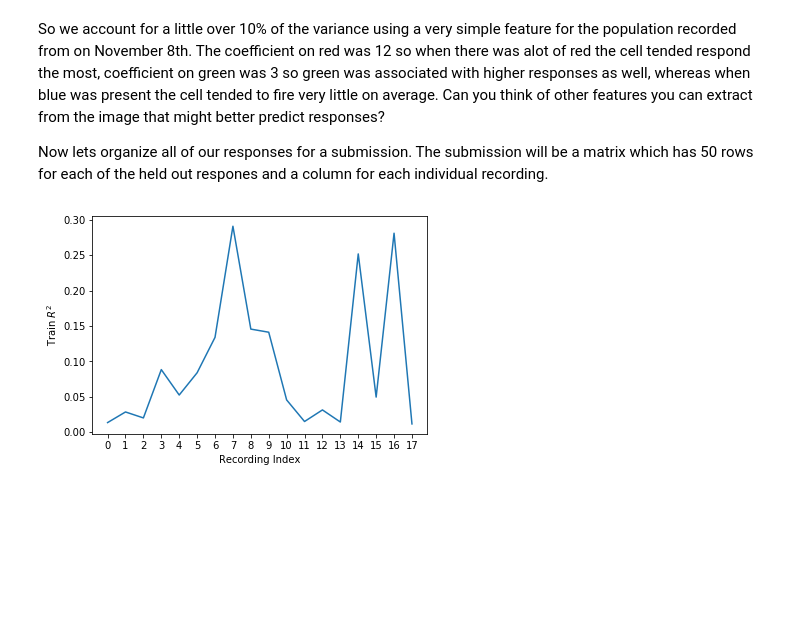
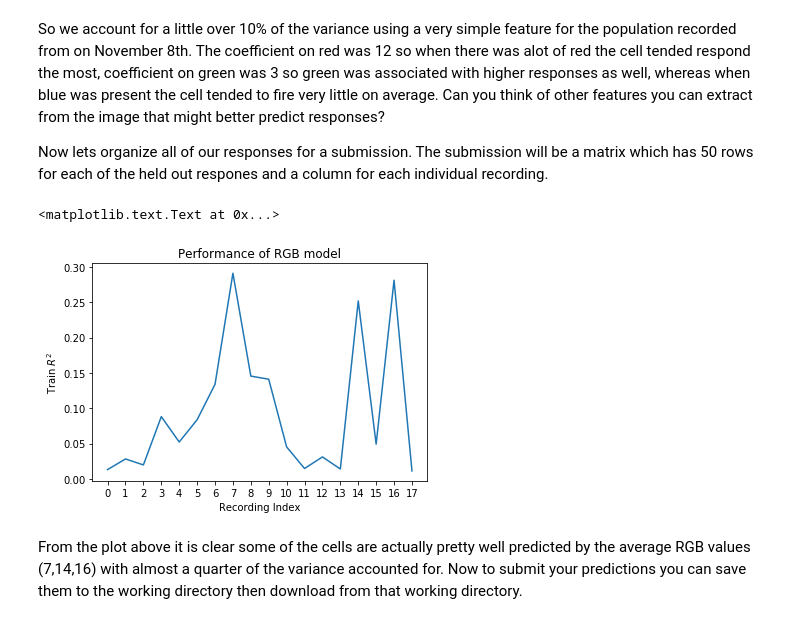
Before and after one commit to deanpospisil/uwndc, a Jupyter notebook: UW Neural Data Challenge.ipynb, the cells around one changed output. Cells and saved outputs as stored; diff of their text form; code cells hidden in the pictures; blank space fills up the shorter version.

Commit message:
ending text added, cond error fixed

```diff
--- a/UW Neural Data Challenge.ipynb
+++ b/UW Neural Data Challenge.ipynb
@@ -101,7 +101,7 @@ rec = df.iloc[:, 6].dropna()
 x = rgb[50:][:len(rec)]
 y = rec.values
 A = np.hstack([x, np.ones((len(y), 1))])
-coefs = np.linalg.lstsq(A, y, rcond=None)[0];
+coefs = np.linalg.lstsq(A, y)[0];
 fit_y = np.dot(A, coefs)
 # %%
 plt.scatter(y, fit_y);
@@ -127,7 +127,7 @@ for i in range(df.shape[1]):#for each recording
     A_train = A[50:][:len(rec)]#get features of images we have responses for
     A_test = A[:50]#get features for test images you are making prediction on
     #train model i.e. regress rgb values onto responses
-    coefs = np.linalg.lstsq(A_train, y, rcond=None)[0];
+    coefs = np.linalg.lstsq(A_train, y)[0];
     fit_train_y = np.dot(A_train, coefs)#get the prediction for known responses
     trainr2.append(np.corrcoef(y,fit_train_y)[0,1])
     fit_test_y = np.dot(A_test, coefs)
@@ -135,9 +135,12 @@ for i in range(df.shape[1]):#for each recording
 # %%
 test_preds = np.array(test_preds).T
 trainr2= np.array(trainr2)
 test_preds.shape
 plt.figure()
 plt.plot(trainr2**2);plt.xlabel('Recording Index');plt.ylabel(r'Train $R^2$')
-plt.xticks(range(len(trainr2)));
+plt.xticks(range(len(trainr2)));plt.title('Performance of RGB model');
 # %% [output]
+<matplotlib.text.Text at 0x...>
-[figure, old version]
+[figure, new version]
+# %% [markdown]
+From the plot above it is clear some of the cells are actually pretty well predicted by the average RGB values (7,14,16) with almost a quarter of the variance accounted for. Now to submit your predictions you can save them to the working directory then download from that working directory.
```
Also changed, not shown: parts of 3 cells of this notebook.
